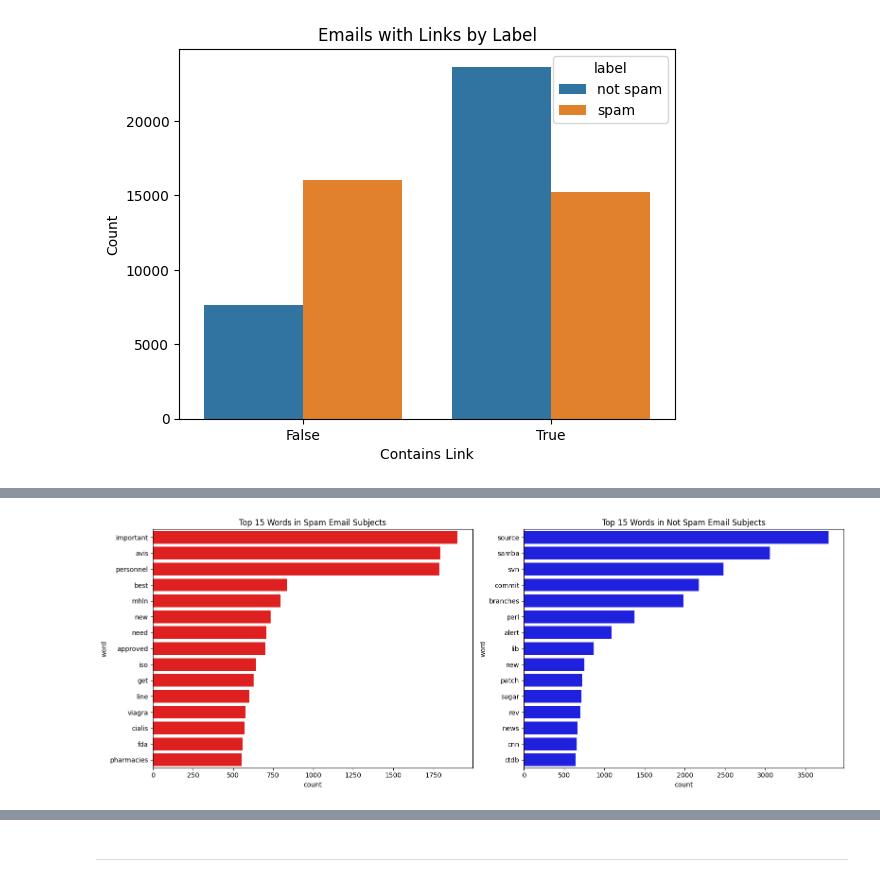
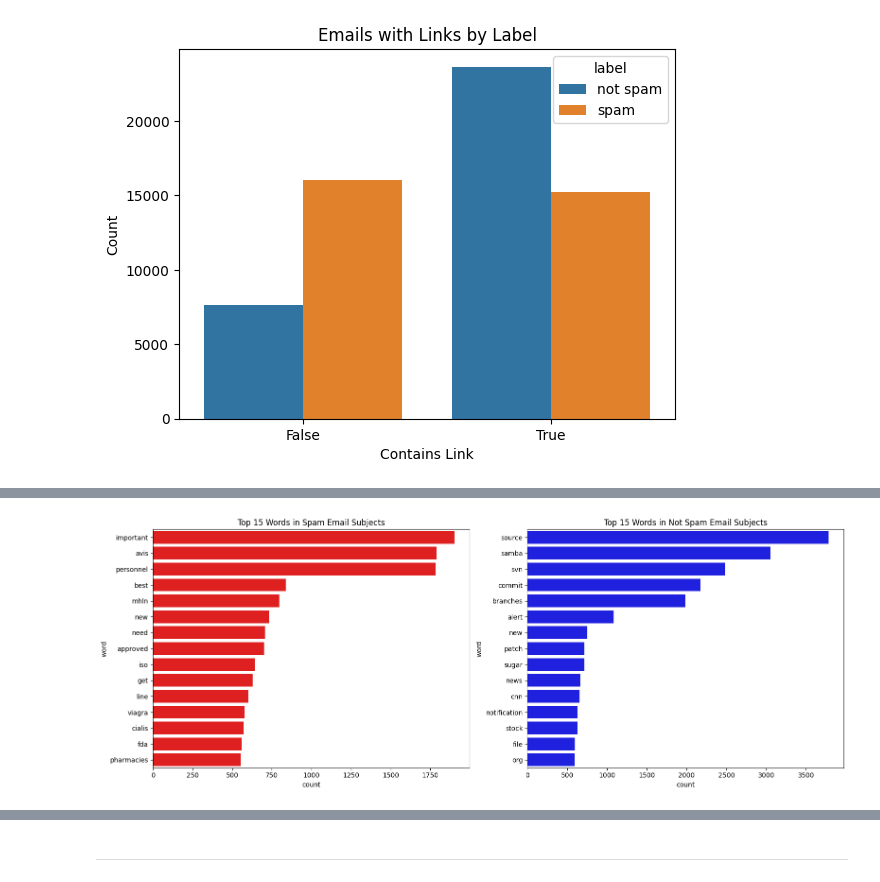
Before and after one commit to KaloyanRakov/Spam-Email-Classifier, a Jupyter notebook: Notebooks/SpamShield.ipynb, the cells around one changed output, grey strips where cells are left out. Saved outputs shown, nothing was run; the diff lists cells and outputs as text; code cells hidden in the pictures.

```diff
--- a/Notebooks/SpamShield.ipynb
+++ b/Notebooks/SpamShield.ipynb
@@ -447,7 +455,7 @@ nltk.download('stopwords', quiet=True)
 stop_words = set(stopwords.words('english'))
 
 # Add custom stopwords
-custom_stopwords = {'http', 'https', 'com', 'www', 'subject', 'click', 'email', 'please', 'mail', 'ect', 'make', 'html'}
+custom_stopwords = {'http', 'https', 'com', 'www', 'subject', 'click', 'email', 'please', 'mail', 'ect', 'make', 'html', 'desjardins', 'per', 'ethz'}
 stop_words.update(custom_stopwords)
 
 def clean_and_tokenize(text):
@@ -466,7 +474,6 @@ top_not_spam = pd.DataFrame(not_spam_freq.most_common(15), columns=['word', 'cou
 fig, axes = plt.subplots(1, 2, figsize=(16, 6))
 sns.barplot(data=top_spam, x='count', y='word', ax=axes[0], color="red")
 axes[0].set_title("Top 15 Words in Spam Emails")
-
 sns.barplot(data=top_not_spam, x='count', y='word', ax=axes[1], color="blue")
 axes[1].set_title("Top 15 Words in Not Spam Emails")
 
@@ -477,21 +484,39 @@ plt.show()
 # %%
+import warnings
+warnings.filterwarnings("ignore")
+from collections import Counter
+import nltk
+from nltk.corpus import stopwords
+import pandas as pd
+import matplotlib.pyplot as plt
+import seaborn as sns
+import re
+
+nltk.download('stopwords', quiet=True)
+stop_words = set(stopwords.words('english'))
+custom_stopwords = {'http', 'https', 'com', 'www', 'ect', 'make', 'html', 'desjardins', 're', 'fw', 'perl', 'lib', 'rev', 'ctdb' }
+stop_words.update(custom_stopwords)
+
+def clean_and_tokenize(text):
+    words = re.findall(r'\b[a-z]{3,}\b', text.lower())
+    return [word for word in words if word not in stop_words]
+
 spam_subject_tokens = clean_and_tokenize(" ".join(balanced_df[balanced_df['label'] == 'spam']['subject']))
 not_spam_subject_tokens = clean_and_tokenize(" ".join(balanced_df[balanced_df['label'] == 'not spam']['subject']))
 
 spam_subject_freq = Counter(spam_subject_tokens)
 not_spam_subject_freq = Counter(not_spam_subject_tokens)
 
 top_spam_subjects = pd.DataFrame(spam_subject_freq.most_common(15), columns=['word', 'count'])
 top_not_spam_subjects = pd.DataFrame(not_spam_subject_freq.most_common(15), columns=['word', 'count'])
 
 fig, axes = plt.subplots(1, 2, figsize=(16, 6))
+
 sns.barplot(data=top_spam_subjects, x='count', y='word', ax=axes[0], color="red")
 axes[0].set_title("Top 15 Words in Spam Email Subjects")
-
 sns.barplot(data=top_not_spam_subjects, x='count', y='word', ax=axes[1], color="blue")
 axes[1].set_title("Top 15 Words in Not Spam Email Subjects")
-
 plt.tight_layout()
 plt.show()
 # %% [output]
-[figure, old version]
+[figure, new version]
```
Also changed, not shown: parts of 10 cells of this notebook.
